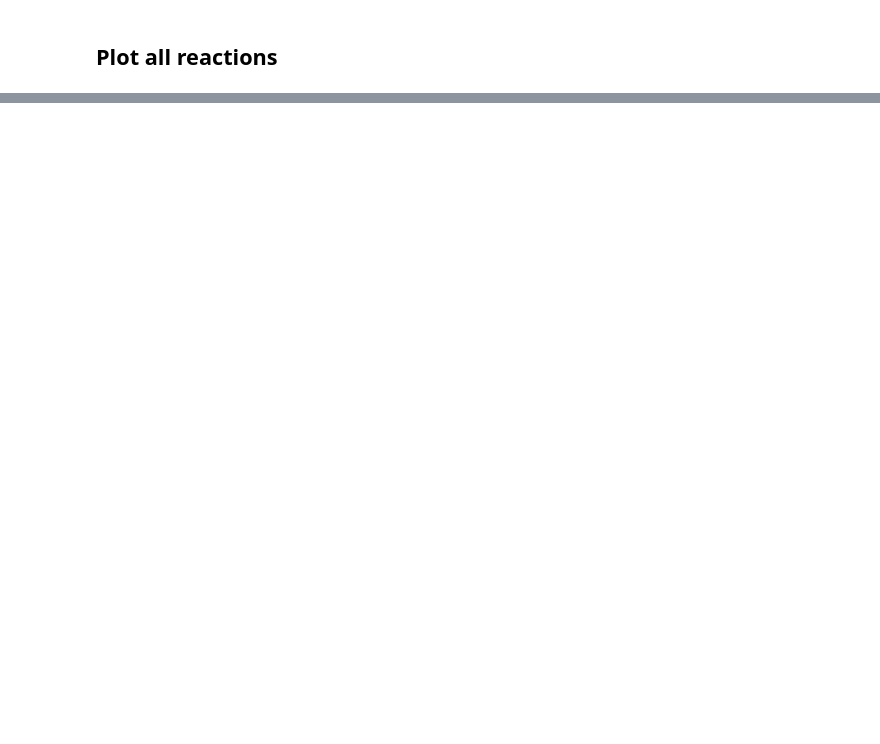
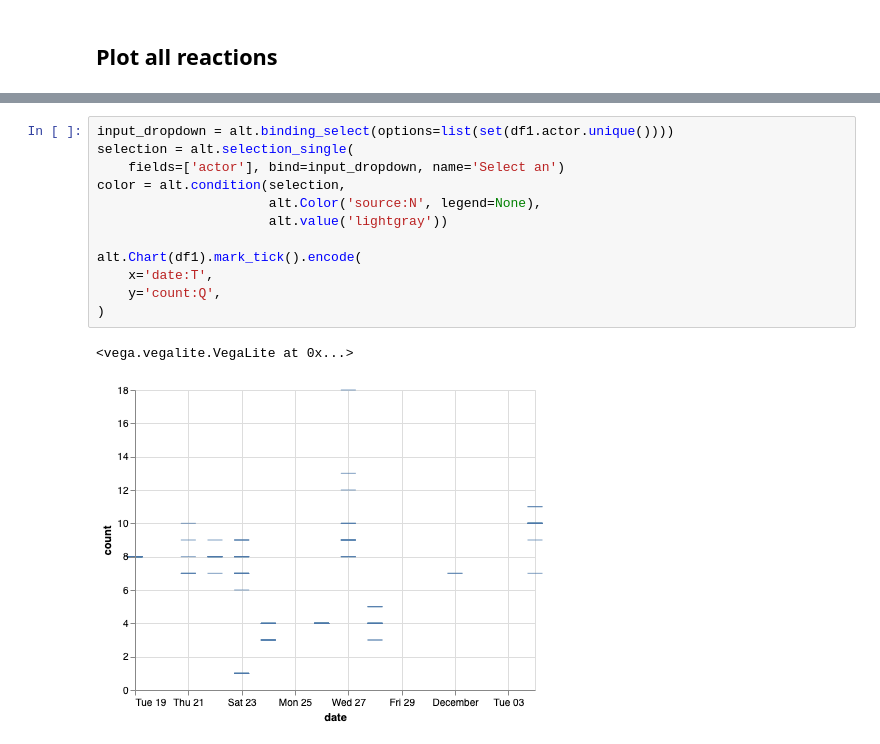
Before and after one commit to tracking-exposed/dashboard, a Jupyter notebook: notebooks/fb_amsterdam.ipynb, the cells around one changed output, grey strips where cells are left out. Saved outputs shown, nothing was run; the diff lists cells and outputs as text; blank space fills up the shorter version.

```diff
--- a/notebooks/fb_amsterdam.ipynb
+++ b/notebooks/fb_amsterdam.ipynb
@@ -70,0 +105,15 @@ alt.Chart(df).mark_circle().encode(
+# %%
+input_dropdown = alt.binding_select(options=list(set(df1.actor.unique())))
+selection = alt.selection_single(
+    fields=['actor'], bind=input_dropdown, name='Select an')
+color = alt.condition(selection,
+                      alt.Color('source:N', legend=None),
+                      alt.value('lightgray'))
+
+alt.Chart(df1).mark_tick().encode(
+    x='date:T',
+    y='count:Q',
+)
+# %% [output]
+<vega.vegalite.VegaLite at 0x...>
+[figure, added]
```
Also changed, not shown: parts of 6 cells of this notebook, 2 other files.
